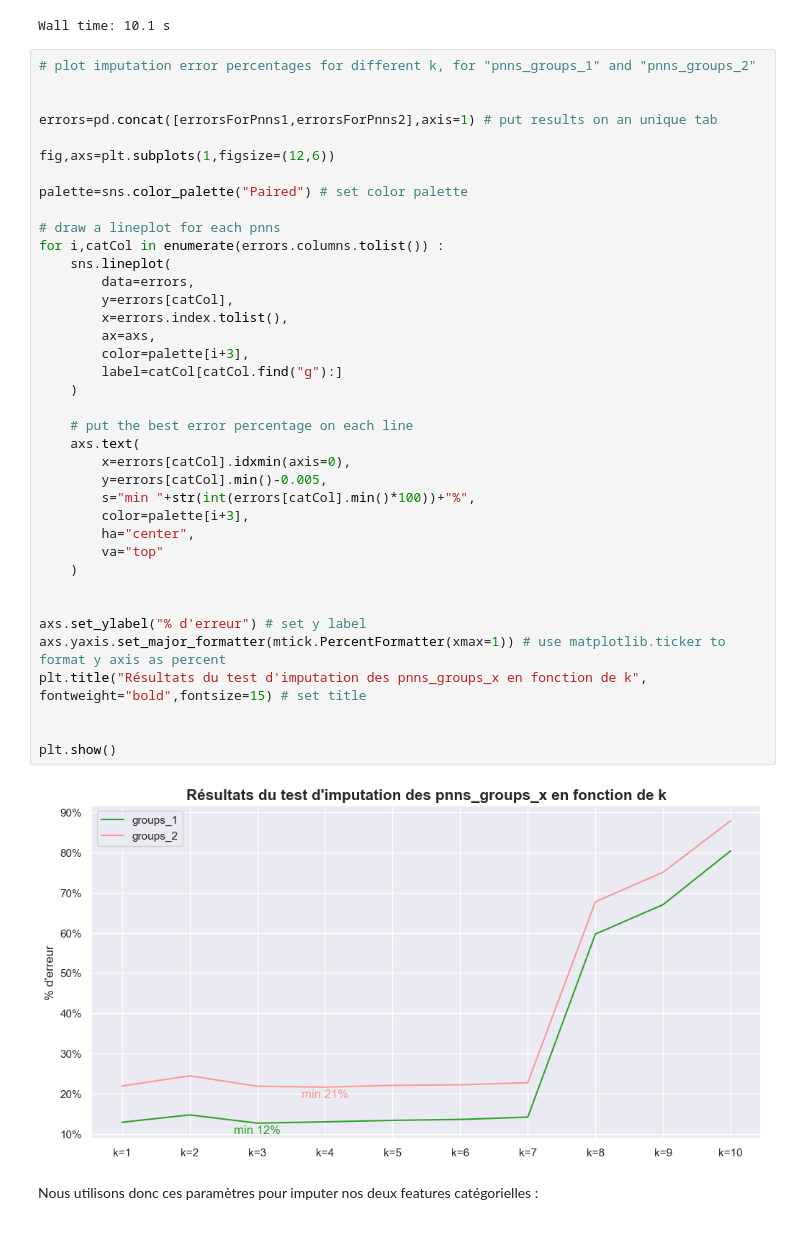
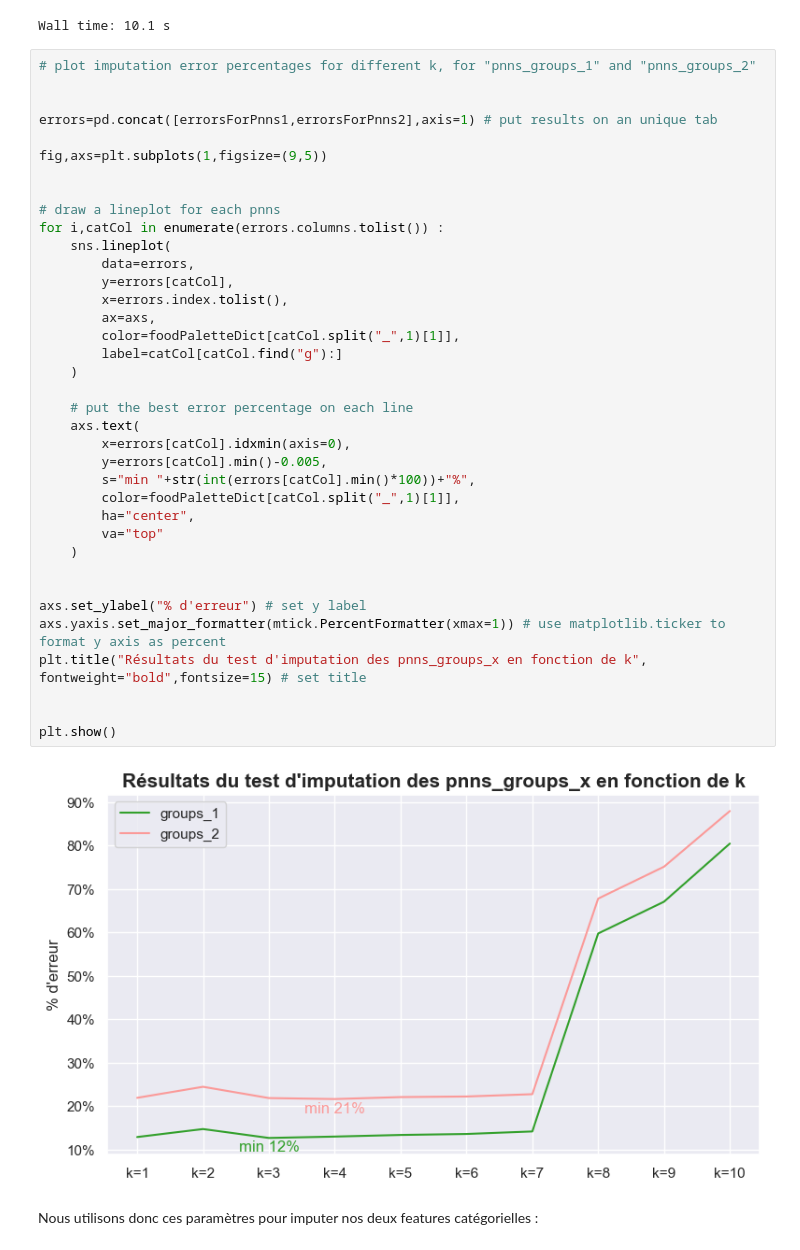
Before and after one commit to ClementPatin/OC-P3, a Jupyter notebook: Patin_Clement_1_notebook_052023.ipynb, the cells around one changed output. Saved outputs shown, nothing was run; the diff lists cells and outputs as text.

```diff
--- a/Patin_Clement_1_notebook_052023.ipynb
+++ b/Patin_Clement_1_notebook_052023.ipynb
@@ -1838,39 +2032,38 @@ Wall time: 10.1 s
 
 errors=pd.concat([errorsForPnns1,errorsForPnns2],axis=1) # put results on an unique tab
 
-fig,axs=plt.subplots(1,figsize=(12,6))
+fig,axs=plt.subplots(1,figsize=(9,5))
 
-palette=sns.color_palette("Paired") # set color palette
 
 # draw a lineplot for each pnns
 for i,catCol in enumerate(errors.columns.tolist()) :
     sns.lineplot(
         data=errors,
         y=errors[catCol],
         x=errors.index.tolist(),
         ax=axs,
-        color=palette[i+3],
+        color=foodPaletteDict[catCol.split("_",1)[1]],
         label=catCol[catCol.find("g"):]
     )
 
     # put the best error percentage on each line
     axs.text(
         x=errors[catCol].idxmin(axis=0),
         y=errors[catCol].min()-0.005,
         s="min "+str(int(errors[catCol].min()*100))+"%",
-        color=palette[i+3],
+        color=foodPaletteDict[catCol.split("_",1)[1]],
         ha="center",
         va="top"
     )
 
 
 axs.set_ylabel("% d'erreur") # set y label
 axs.yaxis.set_major_formatter(mtick.PercentFormatter(xmax=1)) # use matplotlib.ticker to format y axis as percent
 plt.title("Résultats du test d'imputation des pnns_groups_x en fonction de k", fontweight="bold",fontsize=15) # set title
 
 
 plt.show()
 # %% [output]
-[figure, old version]
+[figure, new version]
 # %% [markdown]
 Nous utilisons donc ces paramètres pour imputer nos deux features catégorielles :
```
Also changed, not shown: parts of 87 cells of this notebook.
